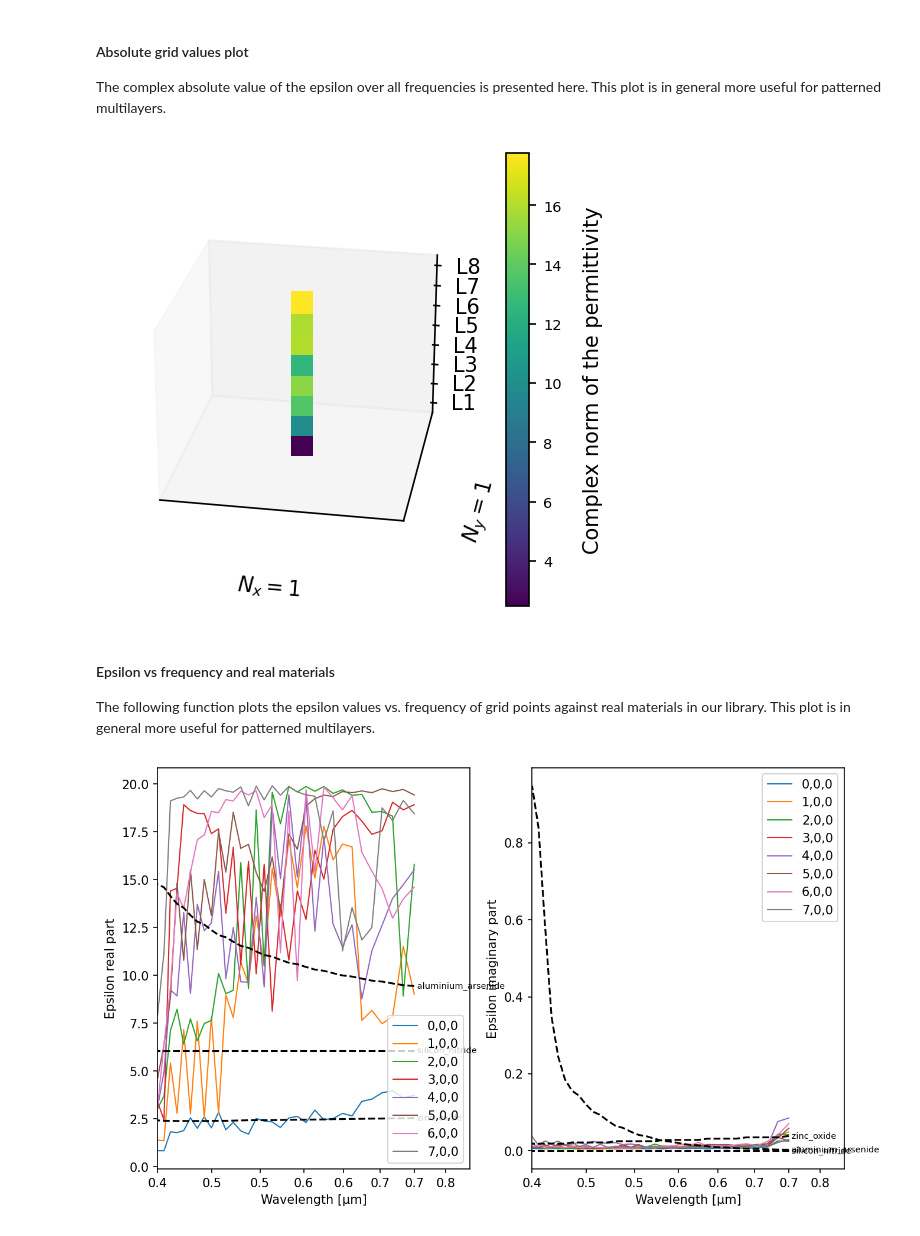
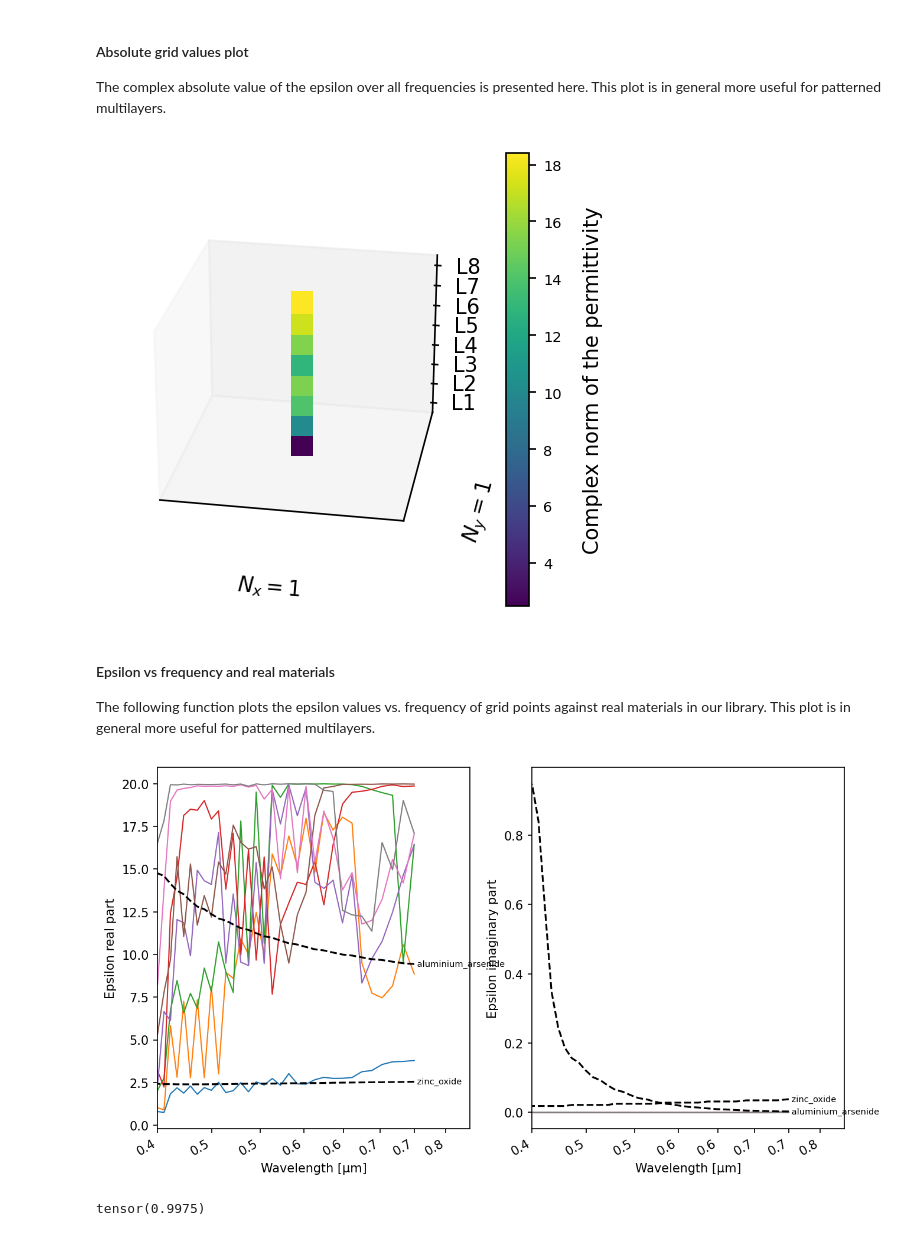
Before and after one commit to esa/NIDN, a Jupyter notebook: notebooks/3 - Perfect Anti-Reflection.ipynb, the cells around one changed output. Cells and saved outputs as stored; diff of their text form; code cells hidden in the pictures.

```diff
--- a/notebooks/3 - Perfect Anti-Reflection.ipynb
+++ b/notebooks/3 - Perfect Anti-Reflection.ipynb
@@ -18,7 +18,7 @@ cfg = nidn.load_default_cfg()
 # Specify your desired range of wavelengths
 cfg.physical_wavelength_range[0] = 0.4e-6
 cfg.physical_wavelength_range[1] = 0.7e-6
-cfg.TRCWA_PER_LAYER_THICKNESS = [0.1]
+cfg.PER_LAYER_THICKNESS = [0.1]
 cfg.TRCWA_BOTTOM_LAYER_EPS = 16.0
 cfg.TRCWA_L_grid = [[1.0,0.],[0.,1.0]]
 
@@ -61,7 +61,7 @@ cfg.imag_min_eps = 0.0
 cfg.imag_max_eps = 3.0
 
 cfg.type = "regression" # Choose type as described above
-cfg.iterations = 1000 # Set number of training iterations (that is forward model evaluations) to perform
+cfg.iterations = 3000 # Set number of training iterations (that is forward model evaluations) to perform
 # %%
 #Show all used settings
 nidn.print_cfg(cfg)
@@ -115,12 +114,12 @@ The complex absolute value of the epsilon over all frequencies is presented here
 # %%
 nidn.plot_model_grid(cfg)
 # %% [output]
-[figure, old version]
+[figure, new version]
 # %% [markdown]
 #### Epsilon vs frequency and real materials
 
 The following function plots the epsilon values vs. frequency of grid points against real materials in our library. This plot is in general more useful for patterned multilayers.
 # %%
-nidn.plot_eps_per_point(cfg)
+nidn.plot_eps_per_point(cfg,legend=False)
 # %% [output]
-[figure, old version]
+[figure, new version]
@@ -126,0 +132,5 @@ nidn.plot_eps_per_point(cfg)
+# %%
+import torch
+torch.min(torch.tensor(prod_T_spectrum))
+# %% [output]
+tensor(0.9975)
```
Also changed, not shown: parts of 15 cells of this notebook, 3 other files.
